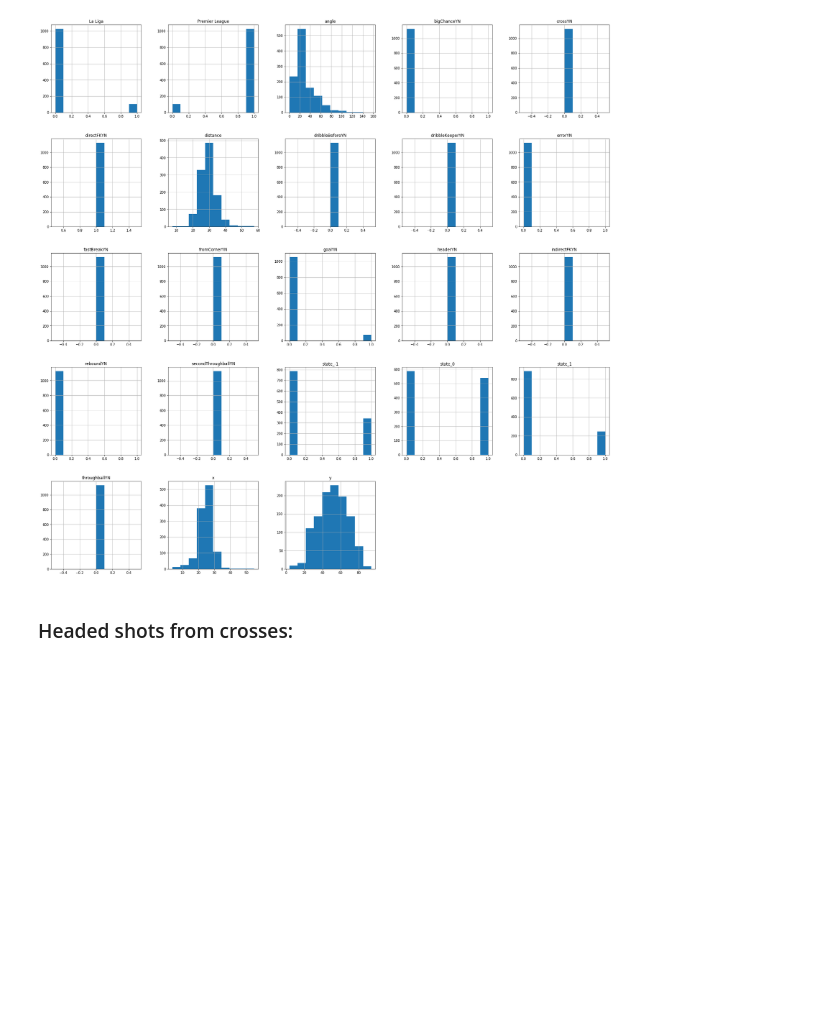
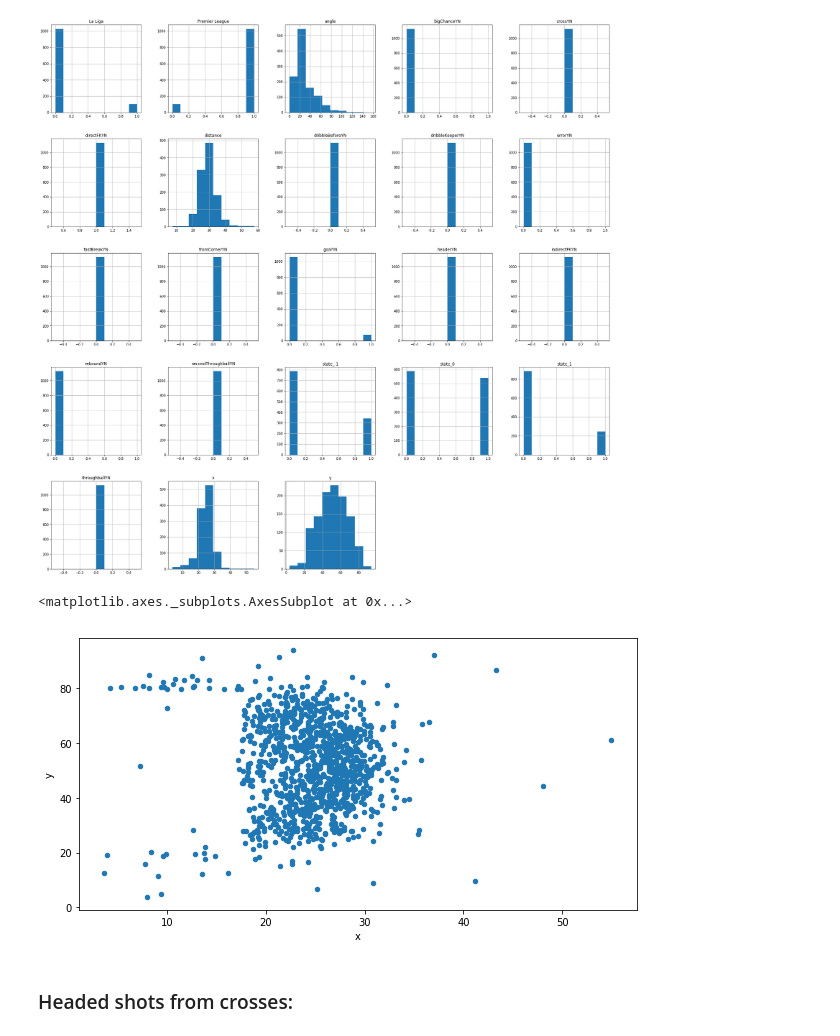
Before and after one commit to WaydeHerman/Expected_Goals, a Jupyter notebook: EDA.ipynb, the cells around one changed output. Saved outputs shown, nothing was run; the diff lists cells and outputs as text; code cells hidden in the pictures; blank space fills up the shorter version.

```diff
--- a/EDA.ipynb
+++ b/EDA.ipynb
@@ -4,13 +4,13 @@ import pandas as pd
 import matplotlib.pyplot as plt
 import matplotlib
 # %%
-INPUT_PATH = 'data/features/'
+INPUT_PATH = 'data/processed/'
 # %%
-direct_df = pd.read_csv(INPUT_PATH + 'direct_df.csv')
-head_cross_df = pd.read_csv(INPUT_PATH + 'head_cross_df.csv')
-cross_df = pd.read_csv(INPUT_PATH + 'cross_df.csv')
-head_df = pd.read_csv(INPUT_PATH + 'head_df.csv')
-regular_df = pd.read_csv(INPUT_PATH + 'regular_df.csv')
+direct_df = pd.read_csv(INPUT_PATH + 'direct.csv')
+head_cross_df = pd.read_csv(INPUT_PATH + 'head_cross.csv')
+cross_df = pd.read_csv(INPUT_PATH + 'cross.csv')
+head_df = pd.read_csv(INPUT_PATH + 'head.csv')
+regular_df = pd.read_csv(INPUT_PATH + 'regular.csv')
 # %% [markdown]
 ### Direct Freekicks:
 # %%
@@ -29,3 +29,8 @@ plt.show()
 [figure]
 # %%
 # From domain knowledge we know that only the location (x, y, angle, distance) of the shot should matter for direct free kicks.
+# %%
+direct_df.plot.scatter(x='x',y='y')
+# %% [output]
+<matplotlib.axes._subplots.AxesSubplot at 0x...>
+[figure, added]
```
Also changed, not shown: parts of 4 cells of this notebook, 4 other files.
